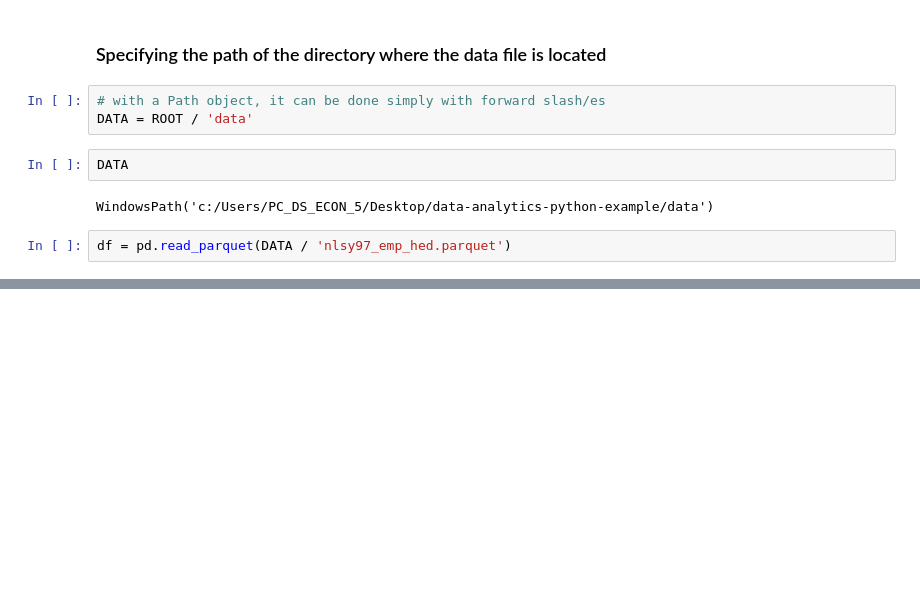
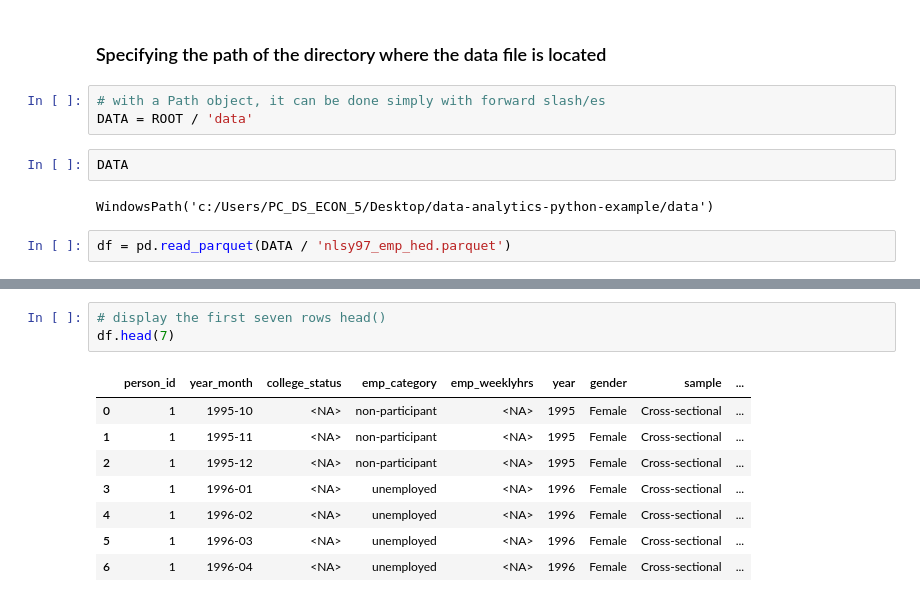
Before and after one commit to danielbgyetvai/data-analytics-python-wise2627, a Jupyter notebook: notebooks/loading_and_inspecting_a_pandas_df.ipynb, the cells around one changed output, grey strips where cells are left out. Cells and saved outputs as stored; diff of their text form; blank space fills up the shorter version.

```diff
--- a/notebooks/loading_and_inspecting_a_pandas_df.ipynb
+++ b/notebooks/loading_and_inspecting_a_pandas_df.ipynb
@@ -51,0 +92,12 @@ df = pd.read_parquet(DATA / 'nlsy97_emp_hed.parquet')
+# %%
+# display the first seven rows head()
+df.head(7)
+# %% [output]
+|  | person_id | year_month | college_status | emp_category | emp_weeklyhrs | year | gender | sample | ... |
+| 0 | 1 | 1995-10 | <NA> | non-participant | <NA> | 1995 | Female | Cross-sectional | ... |
+| 1 | 1 | 1995-11 | <NA> | non-participant | <NA> | 1995 | Female | Cross-sectional | ... |
+| 2 | 1 | 1995-12 | <NA> | non-participant | <NA> | 1995 | Female | Cross-sectional | ... |
+| 3 | 1 | 1996-01 | <NA> | unemployed | <NA> | 1996 | Female | Cross-sectional | ... |
+| 4 | 1 | 1996-02 | <NA> | unemployed | <NA> | 1996 | Female | Cross-sectional | ... |
+| 5 | 1 | 1996-03 | <NA> | unemployed | <NA> | 1996 | Female | Cross-sectional | ... |
+| 6 | 1 | 1996-04 | <NA> | unemployed | <NA> | 1996 | Female | Cross-sectional | ... |
```
Also changed, not shown: parts of 29 cells of this notebook, 1 other file.
